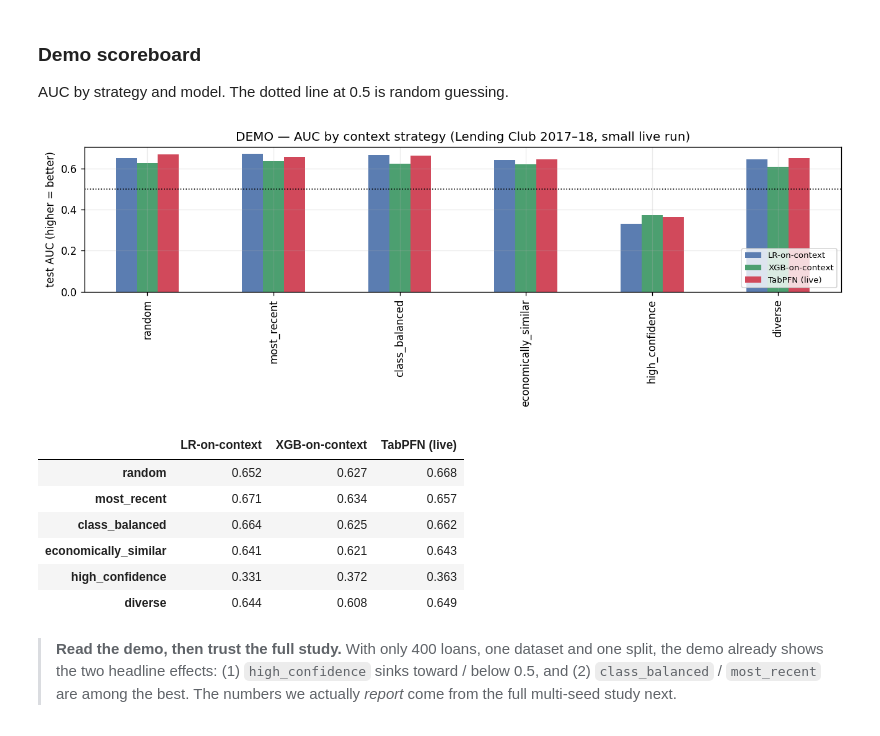
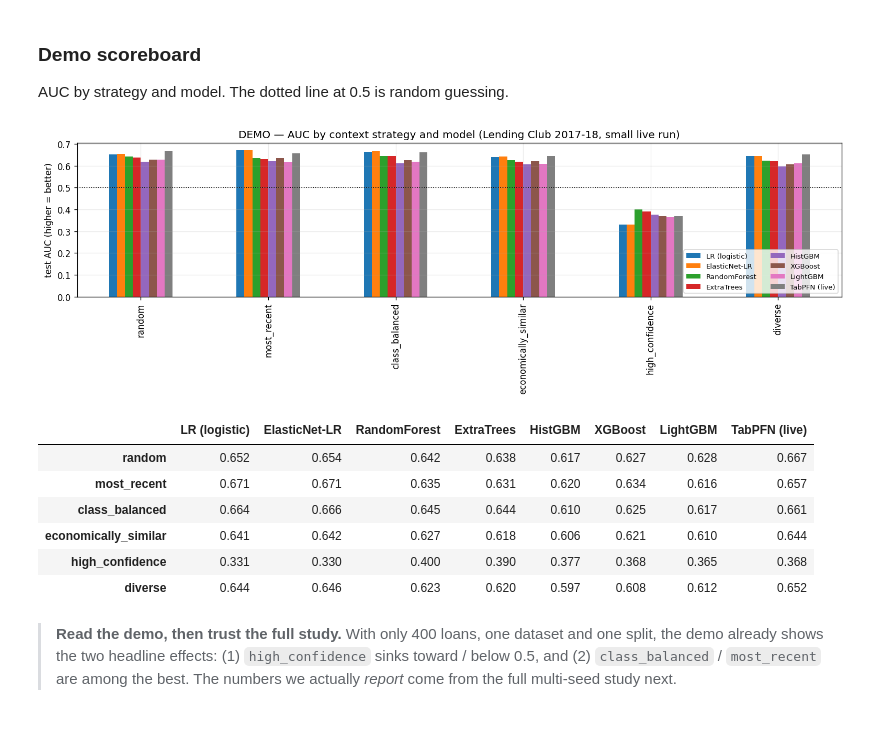
Before and after one commit to guptaishaan/credit-context-curation, a Jupyter notebook: notebooks/credit_context_curation_walkthrough.ipynb, the cells around one changed output. Cells and saved outputs as stored; diff of their text form; code cells hidden in the pictures.

```diff
--- a/notebooks/credit_context_curation_walkthrough.ipynb
+++ b/notebooks/credit_context_curation_walkthrough.ipynb
@@ -401,22 +423,24 @@ AUC by strategy and model. The dotted line at 0.5 is random guessing.
 # %%
 demo_auc = pd.DataFrame({s: {m: d[m]["AUC"] for m in d} for s, d in demo.items()}).T
 if tabpfn_auc:
     demo_auc["TabPFN (live)"] = pd.Series(tabpfn_auc)
 
-ax = demo_auc.plot.bar(figsize=(11, 4), color=[BLUE, GREEN, RED][:demo_auc.shape[1]])
+import matplotlib.cm as cm
+colors = [cm.tab10(i % 10) for i in range(demo_auc.shape[1])]
+ax = demo_auc.plot.bar(figsize=(13, 4.5), color=colors)
 ax.axhline(0.5, color="k", ls=":", lw=1); ax.set_ylabel("test AUC (higher = better)")
-ax.set_title("DEMO — AUC by context strategy (Lending Club 2017–18, small live run)")
-ax.legend(loc="lower right", fontsize=8); plt.tight_layout(); plt.show()
+ax.set_title("DEMO — AUC by context strategy and model (Lending Club 2017-18, small live run)")
+ax.legend(loc="lower right", fontsize=8, ncol=2); plt.tight_layout(); plt.show()
 demo_auc.round(3)
 # %% [output]
-[figure, old version]
+[figure, new version]
-|  | LR-on-context | XGB-on-context | TabPFN (live) |
-| random | 0.652 | 0.627 | 0.668 |
-| most_recent | 0.671 | 0.634 | 0.657 |
-| class_balanced | 0.664 | 0.625 | 0.662 |
-| economically_similar | 0.641 | 0.621 | 0.643 |
-| high_confidence | 0.331 | 0.372 | 0.363 |
-| diverse | 0.644 | 0.608 | 0.649 |
+|  | LR (logistic) | ElasticNet-LR | RandomForest | ExtraTrees | HistGBM | XGBoost | LightGBM | TabPFN (live) |
+| random | 0.652 | 0.654 | 0.642 | 0.638 | 0.617 | 0.627 | 0.628 | 0.667 |
+| most_recent | 0.671 | 0.671 | 0.635 | 0.631 | 0.620 | 0.634 | 0.616 | 0.657 |
+| class_balanced | 0.664 | 0.666 | 0.645 | 0.644 | 0.610 | 0.625 | 0.617 | 0.661 |
+| economically_similar | 0.641 | 0.642 | 0.627 | 0.618 | 0.606 | 0.621 | 0.610 | 0.644 |
+| high_confidence | 0.331 | 0.330 | 0.400 | 0.390 | 0.377 | 0.368 | 0.365 | 0.368 |
+| diverse | 0.644 | 0.646 | 0.623 | 0.620 | 0.597 | 0.608 | 0.612 | 0.652 |
 # %% [markdown]
 > **Read the demo, then trust the full study.** With only 400 loans, one dataset and one split, the
 > demo already shows the two headline effects: (1) `high_confidence` sinks toward / below 0.5, and
```
Also changed, not shown: parts of 3 cells of this notebook, 1 other file.
